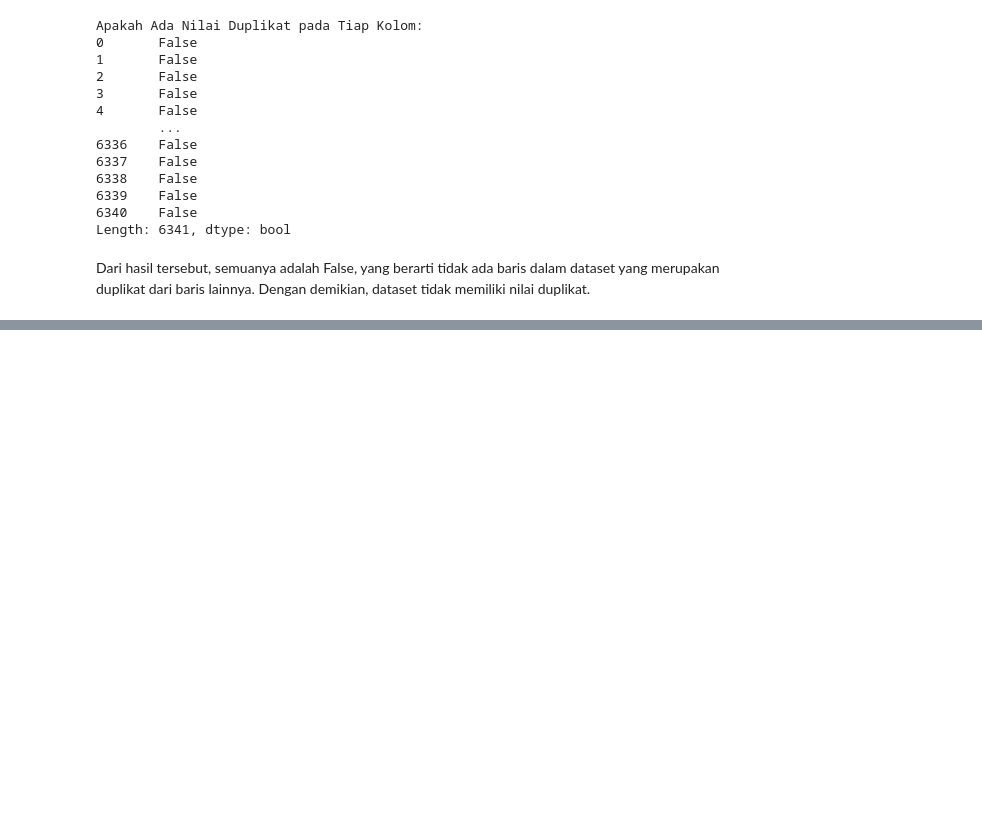
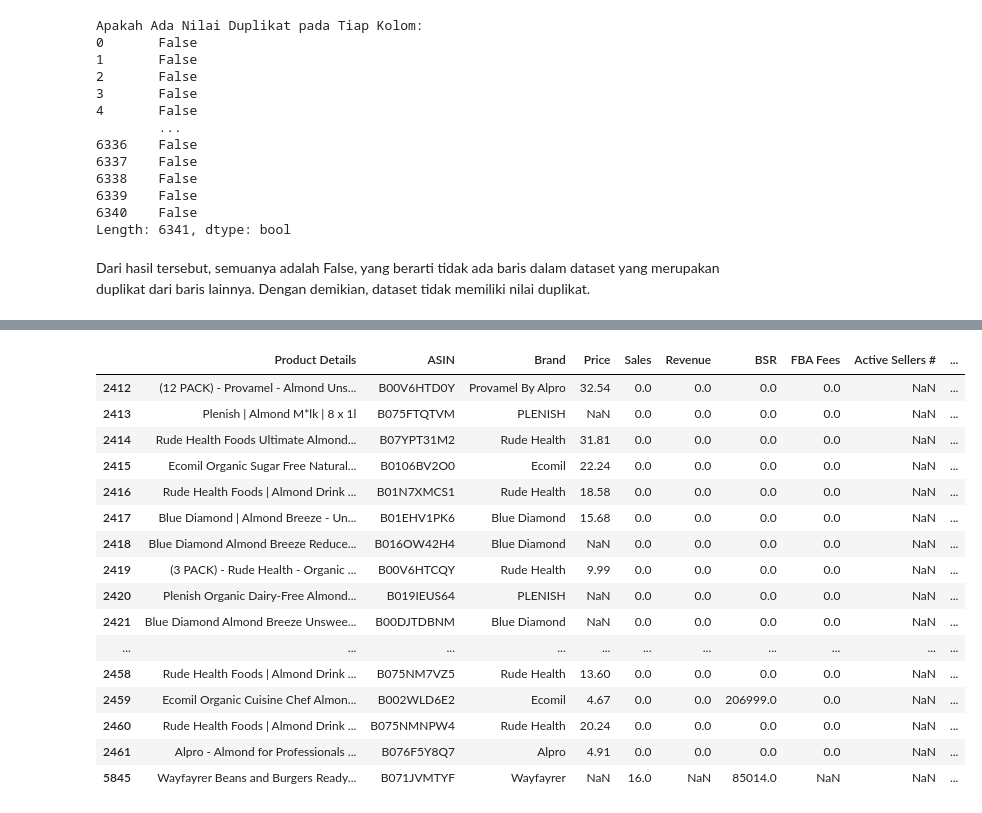
Before and after one commit to raffithoriq/tugas-Data-Mining-, a Jupyter notebook: Tugas_1_Data_Mining.ipynb, the cells around one changed output, grey strips where cells are left out. Cells and saved outputs as stored; diff of their text form; code cells hidden in the pictures; blank space fills up the shorter version.

```diff
--- a/Tugas_1_Data_Mining.ipynb
+++ b/Tugas_1_Data_Mining.ipynb
@@ -539,0 +690,20 @@ Dari hasil tersebut, semuanya adalah False, yang berarti tidak ada baris dalam d
+# %%
+df_file[df_file['Active Sellers #'].isnull()]
+# %% [output]
+|  | Product Details | ASIN | Brand | Price | Sales | Revenue | BSR | FBA Fees | Active Sellers # | ... |
+| 2412 | (12 PACK) - Provamel - Almond Uns... | B00V6HTD0Y | Provamel By Alpro | 32.54 | 0.0 | 0.0 | 0.0 | 0.0 | NaN | ... |
+| 2413 | Plenish | Almond M*lk | 8 x 1l | B075FTQTVM | PLENISH | NaN | 0.0 | 0.0 | 0.0 | 0.0 | NaN | ... |
+| 2414 | Rude Health Foods Ultimate Almond... | B07YPT31M2 | Rude Health | 31.81 | 0.0 | 0.0 | 0.0 | 0.0 | NaN | ... |
+| 2415 | Ecomil Organic Sugar Free Natural... | B0106BV2O0 | Ecomil | 22.24 | 0.0 | 0.0 | 0.0 | 0.0 | NaN | ... |
+| 2416 | Rude Health Foods | Almond Drink ... | B01N7XMCS1 | Rude Health | 18.58 | 0.0 | 0.0 | 0.0 | 0.0 | NaN | ... |
+| 2417 | Blue Diamond | Almond Breeze - Un... | B01EHV1PK6 | Blue Diamond | 15.68 | 0.0 | 0.0 | 0.0 | 0.0 | NaN | ... |
+| 2418 | Blue Diamond Almond Breeze Reduce... | B016OW42H4 | Blue Diamond | NaN | 0.0 | 0.0 | 0.0 | 0.0 | NaN | ... |
+| 2419 | (3 PACK) - Rude Health - Organic ... | B00V6HTCQY | Rude Health | 9.99 | 0.0 | 0.0 | 0.0 | 0.0 | NaN | ... |
+| 2420 | Plenish Organic Dairy-Free Almond... | B019IEUS64 | PLENISH | NaN | 0.0 | 0.0 | 0.0 | 0.0 | NaN | ... |
+| 2421 | Blue Diamond Almond Breeze Unswee... | B00DJTDBNM | Blue Diamond | NaN | 0.0 | 0.0 | 0.0 | 0.0 | NaN | ... |
+| ... | ... | ... | ... | ... | ... | ... | ... | ... | ... | ... |
+| 2458 | Rude Health Foods | Almond Drink ... | B075NM7VZ5 | Rude Health | 13.60 | 0.0 | 0.0 | 0.0 | 0.0 | NaN | ... |
+| 2459 | Ecomil Organic Cuisine Chef Almon... | B002WLD6E2 | Ecomil | 4.67 | 0.0 | 0.0 | 206999.0 | 0.0 | NaN | ... |
+| 2460 | Rude Health Foods | Almond Drink ... | B075NMNPW4 | Rude Health | 20.24 | 0.0 | 0.0 | 0.0 | 0.0 | NaN | ... |
+| 2461 | Alpro - Almond for Professionals ... | B076F5Y8Q7 | Alpro | 4.91 | 0.0 | 0.0 | 0.0 | 0.0 | NaN | ... |
+| 5845 | Wayfayrer Beans and Burgers Ready... | B071JVMTYF | Wayfayrer | NaN | 16.0 | NaN | 85014.0 | NaN | NaN | ... |
```
Also changed, not shown: parts of 135 cells of this notebook.
